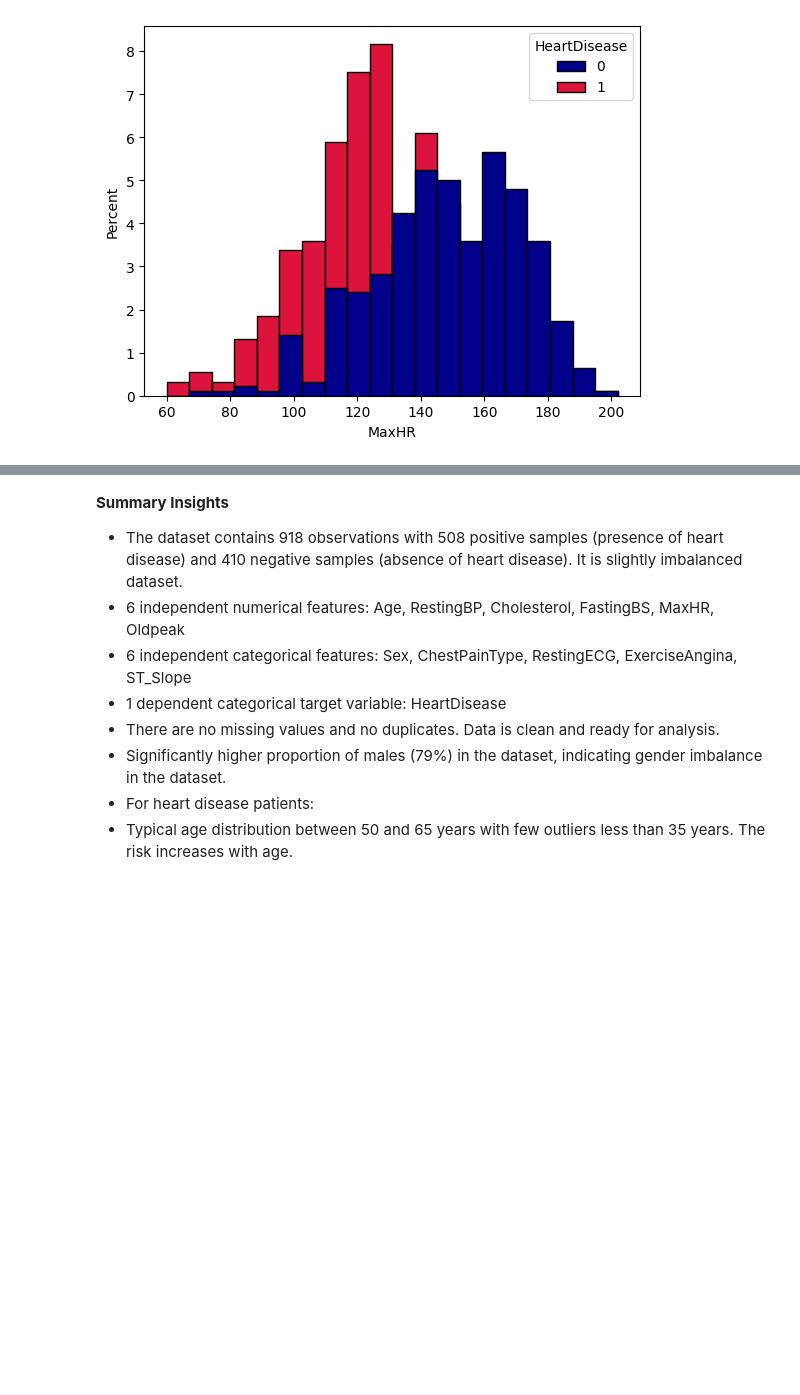
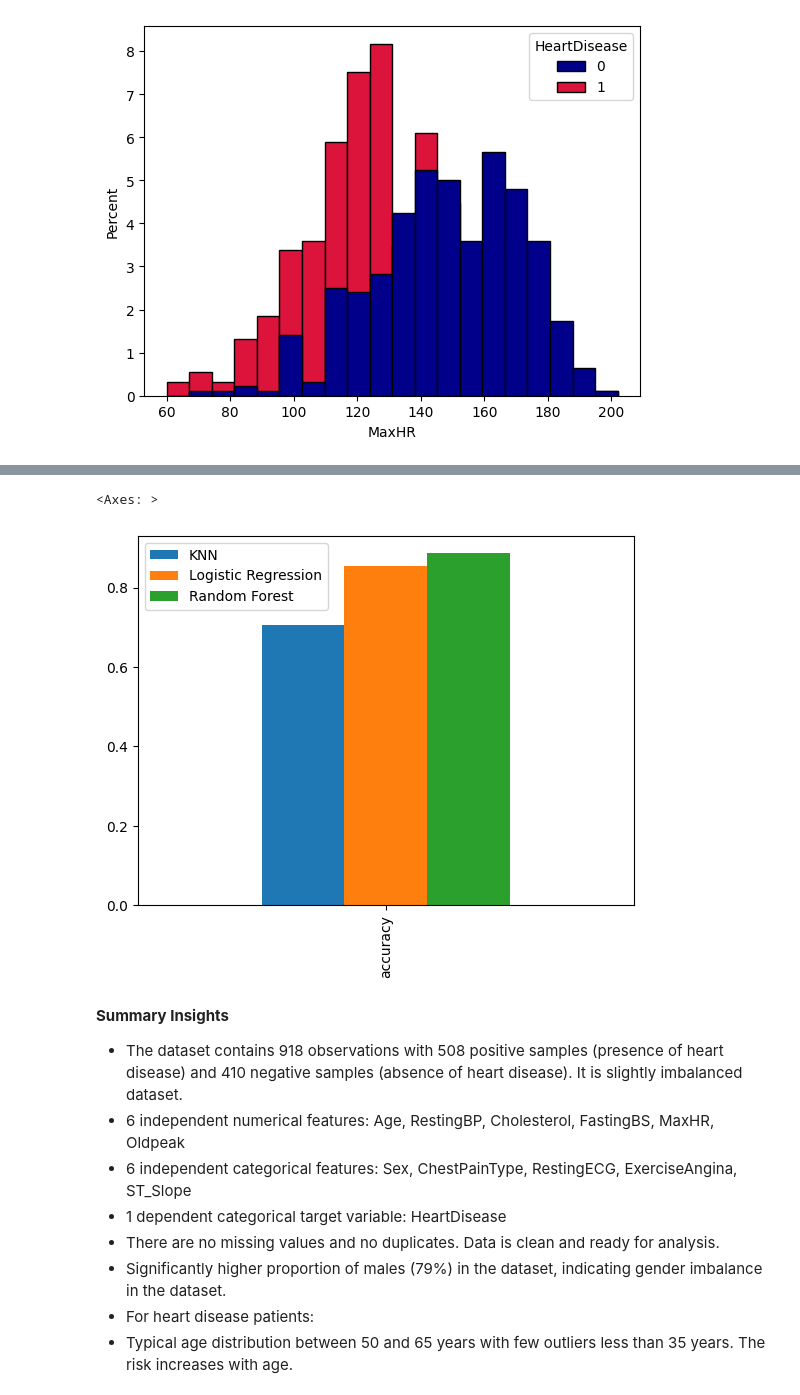
Before and after one commit to anushishah/heart_disease_UCI, a Jupyter notebook: Heart_disease_EDA.ipynb, the cells around one changed output, grey strips where cells are left out. Drawn from its saved outputs; the diff is of its cells as text; code cells hidden in the pictures; blank space fills up the shorter version.

```diff
--- a/Heart_disease_EDA.ipynb
+++ b/Heart_disease_EDA.ipynb
@@ -264,0 +290,4 @@ plt.show()
+# %%
+# Features and target df
+X = merged_data.drop('HeartDisease', axis=1)
+Y = df['HeartDisease']
@@ -265,3 +390,9 @@ plt.show()
+# %%
+compare_model_accuracy = pd.DataFrame(model_scores, index=['accuracy'])
+compare_model_accuracy.plot.bar()
+# %% [output]
+<Axes: >
+[figure, added]
 # %% [markdown]
 **Summary Insights**
 
```
Also changed, not shown: parts of 10 cells of this notebook.
